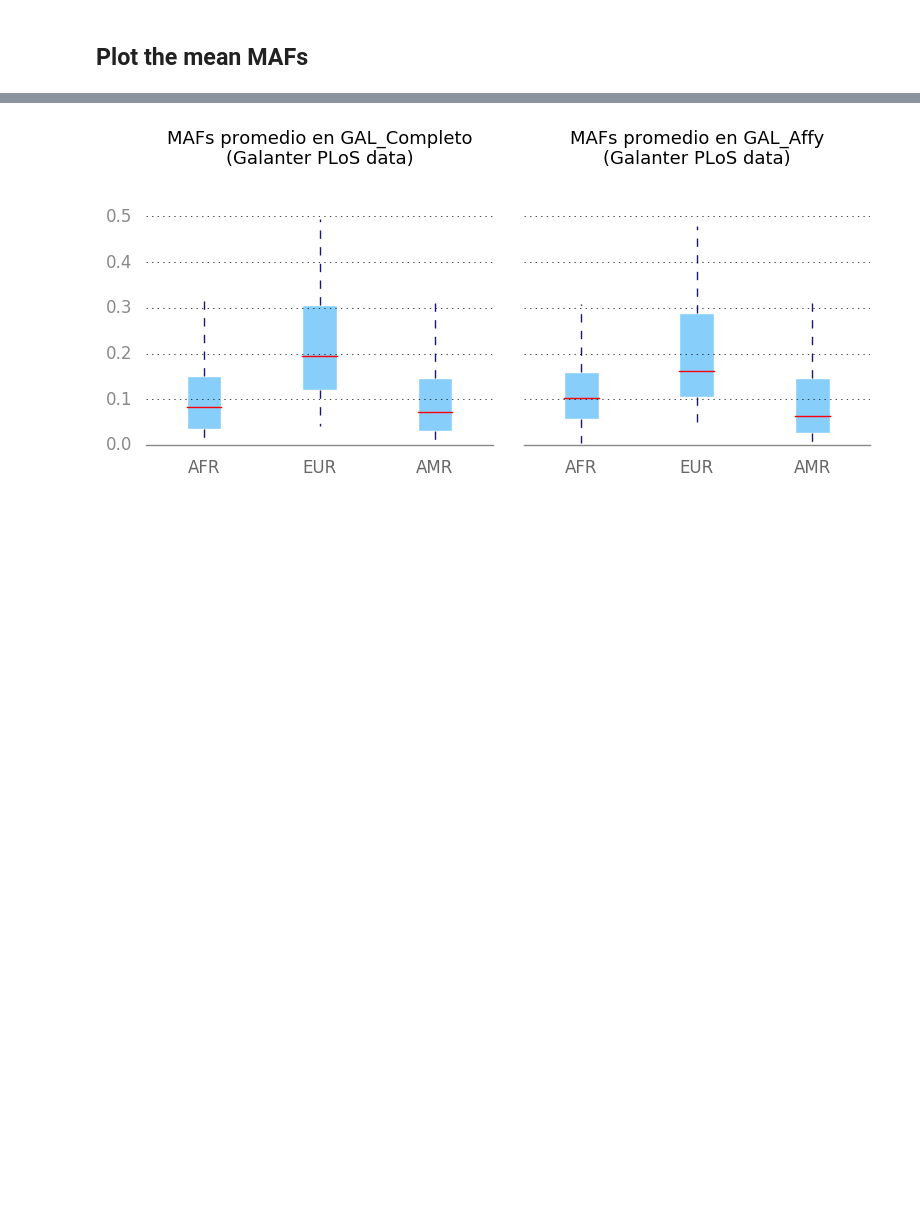
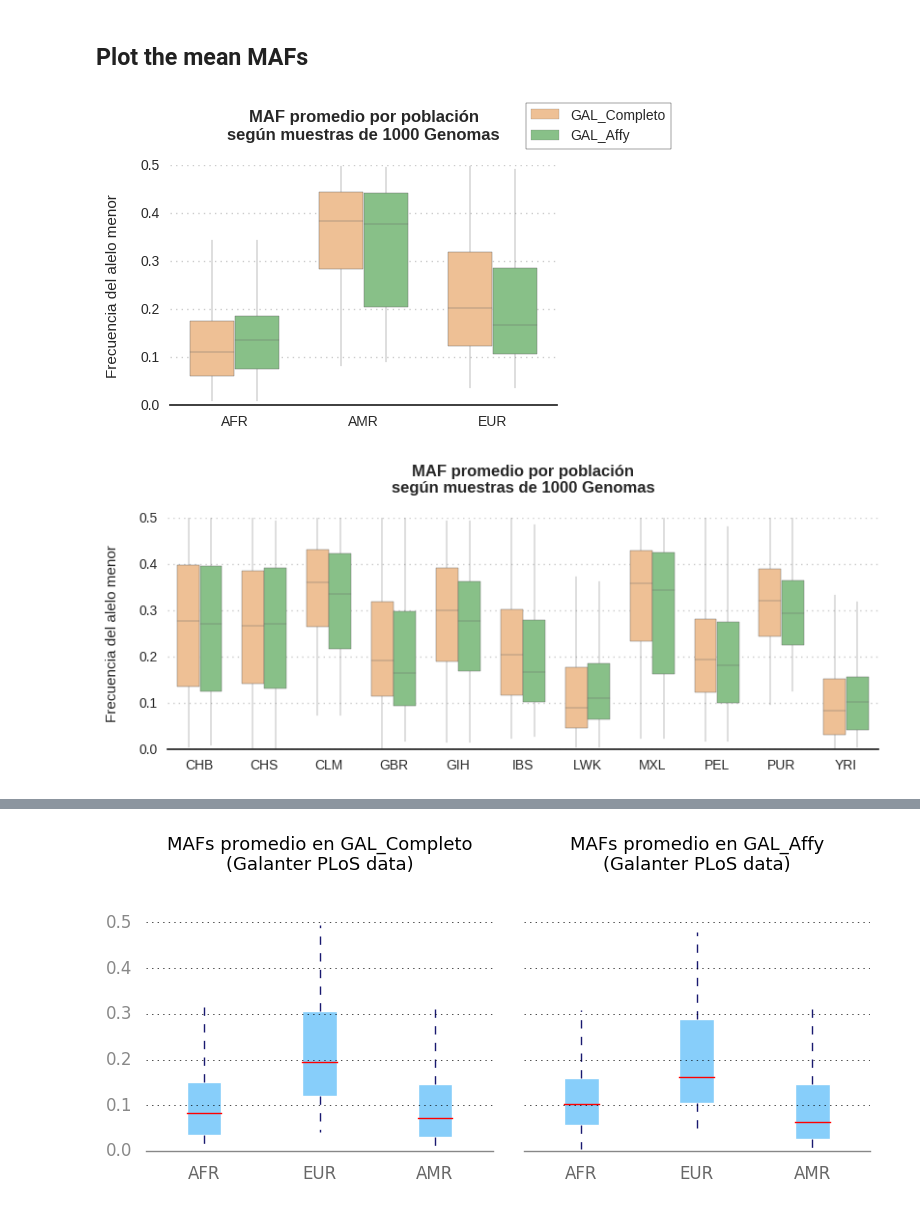
Before and after one commit to jmberros/tesina, a Jupyter notebook: tesina__Positions_and_MAFs.ipynb, the cells around one changed output, grey strips where cells are left out. Cells and saved outputs as stored; diff of their text form; code cells hidden in the pictures; blank space fills up the shorter version.

```diff
--- a/tesina__Positions_and_MAFs.ipynb
+++ b/tesina__Positions_and_MAFs.ipynb
@@ -307,3 +313,11 @@ Comparación usando los MAFs provistos **por 1000 Genomas**
 ^ Entre ambos paneles no hay ninguna población cuyos MAFs (promediados para todos los AIMs!) cambien demasiado. Es un comienzo.
 # %% [markdown]
 ## Plot the mean MAFs
+# %%
+from plotters.maf import MAFPlotter
+
+
+MAFPlotter().MAF_comparison_boxplot()
+# %% [output]
+[figure, added]
+[figure, added]
```
Also changed, not shown: parts of 9 cells of this notebook, 4 other files.
